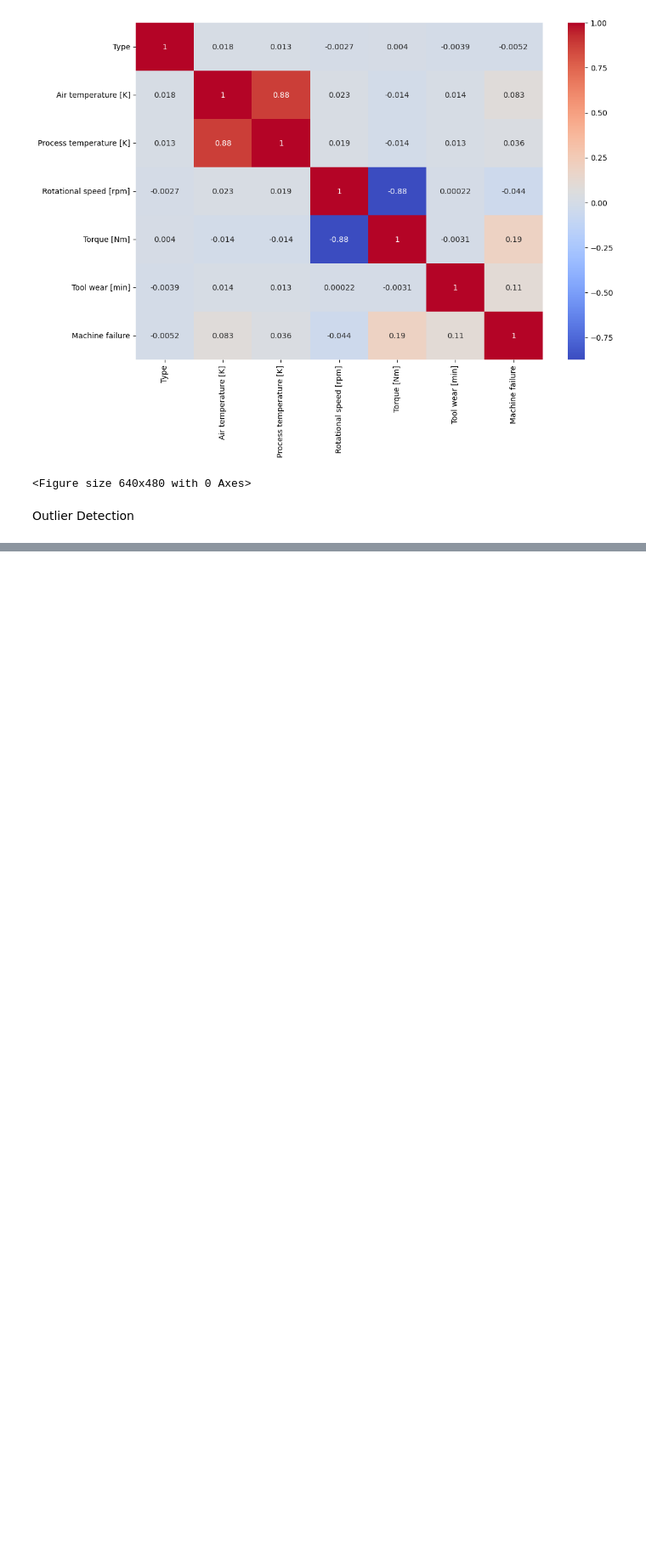
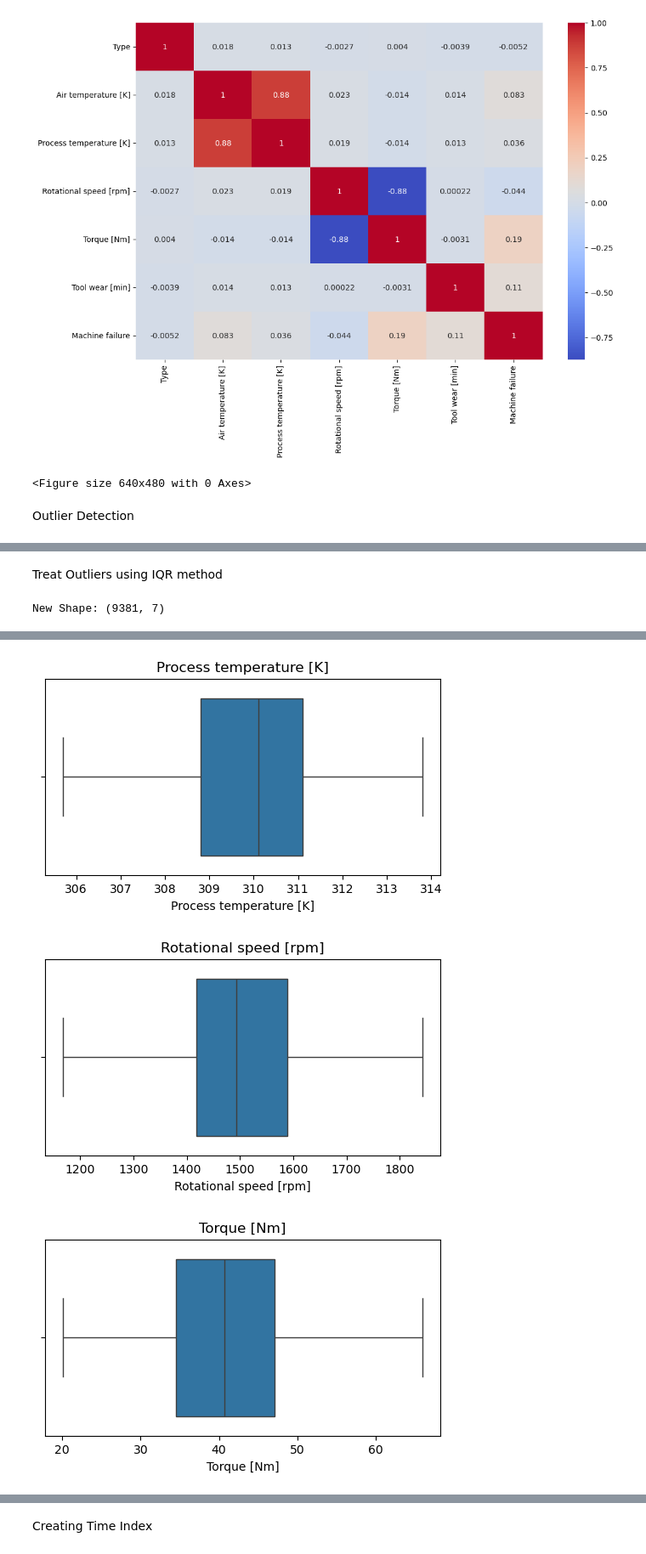
Before and after one commit to sankethkulal/Predictive_Maintainance, a Jupyter notebook: Notebooks/Notebook.ipynb, the cells around one changed output, grey strips where cells are left out. Shown at 85% size. Drawn from its saved outputs; the diff is of its cells as text; code cells hidden in the pictures; blank space fills up the shorter version.

```diff
--- a/Notebooks/Notebook.ipynb
+++ b/Notebooks/Notebook.ipynb
@@ -192 +192,46 @@ for col in cols:
 [figure]
+# %% [markdown]
+Treat Outliers using IQR method
+# %%
+cols = [
+    'Rotational speed [rpm]',
+    'Torque [Nm]',
+]
+
+for col in cols:
+
+    Q1 = df[col].quantile(0.25)
+    Q3 = df[col].quantile(0.75)
+
+    IQR = Q3 - Q1
+
+    lower_bound = Q1 - 1.5 * IQR
+    upper_bound = Q3 + 1.5 * IQR
+
+    df = df[
+        (df[col] >= lower_bound) &
+        (df[col] <= upper_bound)
+    ]
+
+print("New Shape:", df.shape)
+# %% [output]
+New Shape: (9381, 7)
+# %%
+cols = [
+    'Air temperature [K]',
+    'Process temperature [K]',
+    'Rotational speed [rpm]',
+    'Torque [Nm]',
+    'Tool wear [min]'
+]
+
+for col in cols:
+
+    plt.figure(figsize=(6,3))
+
+    sns.boxplot(x=df[col])
+
+    plt.title(col)
+
+    plt.show()
+# %% [output]
@@ -192,0 +239,3 @@ for col in cols:
+[figure, added]
+[figure, added]
+[figure, added]
@@ -192,0 +243,2 @@ for col in cols:
+# %% [markdown]
+Creating Time Index
```
Also changed, not shown: parts of 8 cells of this notebook, 3 other files.
